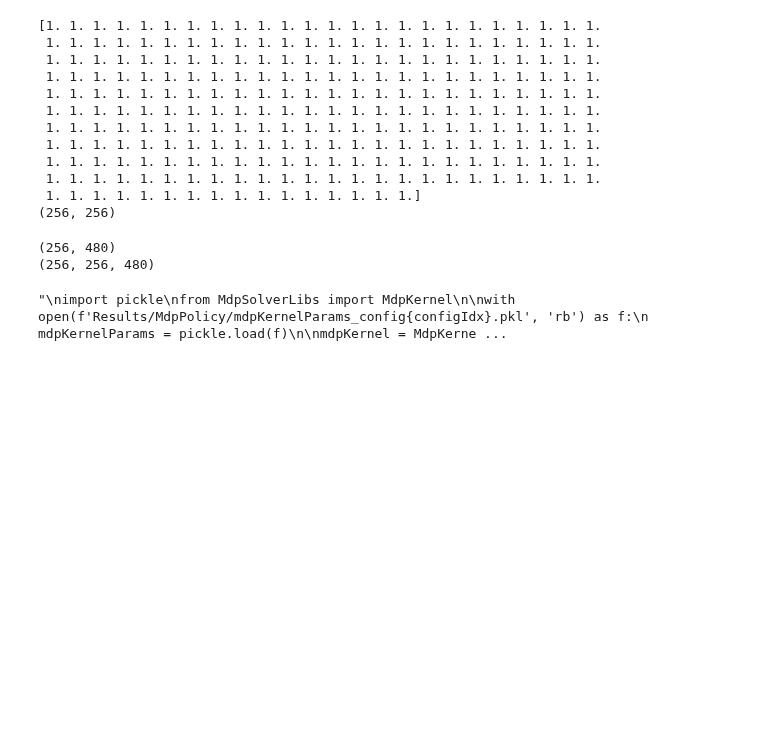
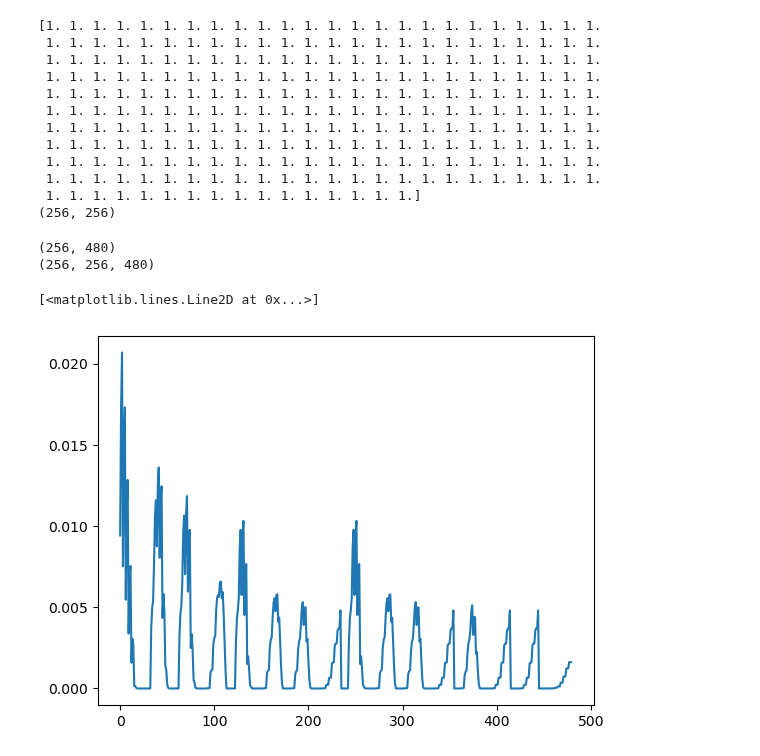
Before and after one commit to evanyeh5118/diffusion_resource_schduling_intra_slice, a Jupyter notebook: demo01_build_mdp.ipynb, the cells around one changed output. Saved outputs shown, nothing was run; the diff lists cells and outputs as text; code cells hidden in the pictures; blank space fills up the shorter version.

```diff
--- a/demo01_build_mdp.ipynb
+++ b/demo01_build_mdp.ipynb
@@ -68,7 +68,7 @@ print(mdpFormulator.M_aggregation.shape)
 mdpKernel, mdpKernelParams = mdpFormulator.getMdpKernel()
 print(mdpKernel.rewardTable.shape)
 print(mdpKernel.transitionTable.shape)
-(V, policy) = mdpKernel.optimize_policy()
+(V, policy) = mdpKernel.optimize_policy(mode="stochastic", lr=10, max_iterations=20)
 mdpKernelParams['V'] = V
 mdpKernelParams['policy'] = policy
 
@@ -77,17 +77,8 @@ with open(f'Results/MdpPolicy/mdpKernelParams_config{configIdx}.pkl', 'wb') as f
 # %% [output]
 (256, 480)
 (256, 256, 480)
-# %%
-'''
-import pickle
-from MdpSolverLibs import MdpKernel
-
-with open(f'Results/MdpPolicy/mdpKernelParams_config{configIdx}.pkl', 'rb') as f:
-    mdpKernelParams = pickle.load(f)
-
-mdpKernel = MdpKernel()
-mdpKernel.load_policy(mdpKernelParams)
-print(mdpKernel.predict([1,2]))
-'''
-# %% [output]
-"\nimport pickle\nfrom MdpSolverLibs import MdpKernel\n\nwith open(f'Results/MdpPolicy/mdpKernelParams_config{configIdx}.pkl', 'rb') as f:\n    mdpKernelParams = pickle.load(f)\n\nmdpKernel = MdpKerne ...
+# %%
+plt.plot(policy[6])
+# %% [output]
+[<matplotlib.lines.Line2D at 0x...>]
+[figure, added]
```
Also changed, not shown: 3 other files.
